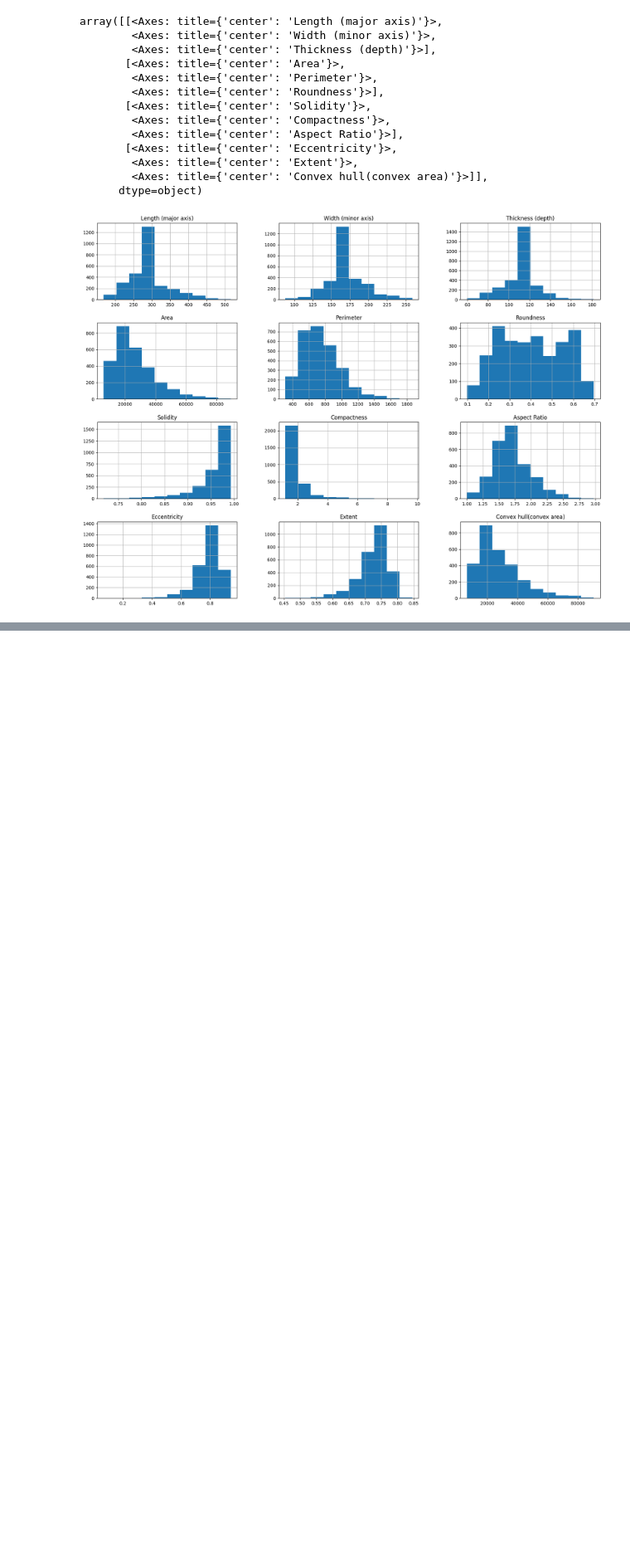
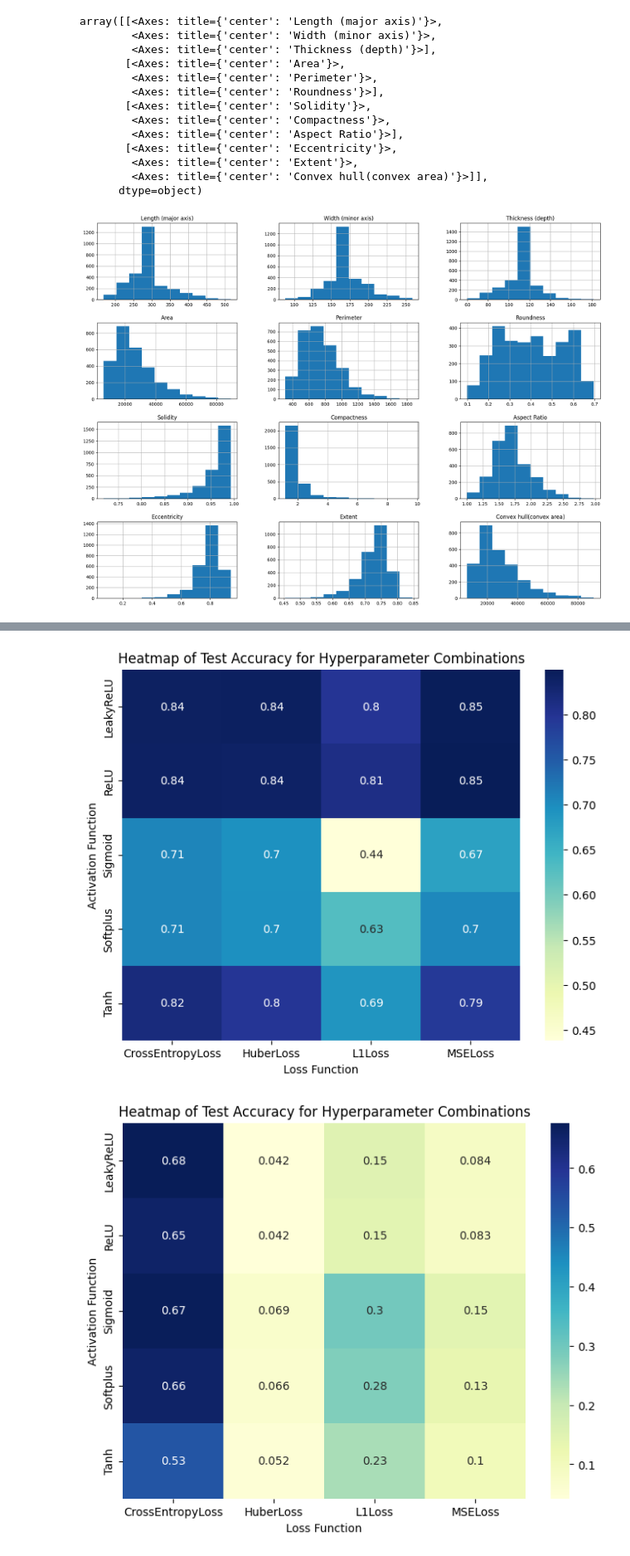
Before and after one commit to Klairgo/COS-711-Assignment-2, a Jupyter notebook: u21555258.ipynb, the cells around one changed output, grey strips where cells are left out. Shown: that part at 83% size. Saved outputs shown, nothing was run; the diff lists cells and outputs as text; code cells hidden in the pictures; blank space fills up the shorter version.

Commit message:
Fixed preprocessing and model accuracy

```diff
--- a/u21555258.ipynb
+++ b/u21555258.ipynb
@@ -534,38 +531,3 @@ class NeuralNetwork():
                 plt.tight_layout()
 
             return test_accuracy, test_loss
-# %%
-from sklearn.model_selection import cross_val_score, StratifiedKFold
-act_funct = nn.Tanh()
-
-# stack = nn.Sequential(
-#     nn.Linear(12, 32),
-#     act_funct,
-#     nn.Linear(32, 32),
-#     act_funct,
-#     # nn.Linear(34, 34),
-#     # act_funct,
-#     # nn.Linear(32, 64),
-#     # act_funct,
-#     nn.Linear(32, 3),
-# )
-
-# model = NeuralNetwork(nn.CrossEntropyLoss(), 1000, stack, 0.0009, df)
-
-stack = nn.Sequential(
-    nn.Linear(12, 32),
-    act_funct,
-    nn.Linear(32, 32),
-    act_funct,
-    # nn.Linear(32, 32),
-    # act_funct,
-    # nn.Linear(32, 64),
-    # act_funct,
-    nn.Linear(32, 3),
-)
-
-model = NeuralNetwork(nn.SmoothL1Loss(), 2000, stack, 0.001, df)
-# test_accuracy, test_loss = model.run_batch(300, True)
-test_accuracy, test_loss = model.run_full(True)
-# test_accuracy, test_loss = model.run_kfold(True, 5)
-print(test_loss)
@@ -655,6 +701,6 @@ results = pd.DataFrame(data)
 # %%
 # pivot_table = results.pivot_table('Activation Function', 'Learning Rate', 'Accuracy')
-pivot_table = pd.pivot_table(results, values='Accuracy', index='Activation Function', columns='Learning Rate')
+pivot_table = pd.pivot_table(results, values='Accuracy', index='Activation Function', columns='Loss Function')
 
 # Plotting the heatmap using seaborn
 plt.figure(figsize=(8, 6))
@@ -662,35 +708,37 @@ sns.heatmap(pivot_table, annot=True, cmap='YlGnBu', cbar=True)
 
 # Adding labels and a title
 plt.title('Heatmap of Test Accuracy for Hyperparameter Combinations')
-plt.xlabel('Learning Rate')
+plt.xlabel('Loss Function')
 plt.ylabel('Activation Function')
 plt.show()
 
-pivot_table = pd.pivot_table(results, values='Loss', index='Activation Function', columns='Learning Rate')
+pivot_table = pd.pivot_table(results, values='Loss', index='Activation Function', columns='Loss Function')
 
 # Plotting the heatmap using seaborn
 plt.figure(figsize=(8, 6))
 sns.heatmap(pivot_table, annot=True, cmap='YlGnBu', cbar=True)
 
 # Adding labels and a title
 plt.title('Heatmap of Test Accuracy for Hyperparameter Combinations')
-plt.xlabel('Learning Rate')
+plt.xlabel('Loss Function')
 plt.ylabel('Activation Function')
 plt.show()
 
-performance_stats = results.groupby(['Activation Function', 'Learning Rate']).agg(
+performance_stats = results.groupby(['Activation Function', 'Loss Function']).agg(
     mean_accuracy=('Accuracy', 'mean'),
     std_accuracy=('Accuracy', 'std')
 ).reset_index()
 
 print(performance_stats)
 
 accuracy_param1 = results[results['Activation Function'] == 'ReLU']['Accuracy']
 accuracy_param2 = results[results['Activation Function'] == 'LeakyReLU']['Accuracy']
 
 # Perform an independent t-test between the two sets of accuracies
 t_stat, p_value = ttest_ind(accuracy_param1, accuracy_param2)
 
 print(f"T-statistic: {t_stat}")
 print(f"P-value: {p_value}")
 # %% [output]
+[figure, added]
+[figure, added]
```
Also changed, not shown: parts of 6 cells of this notebook.
